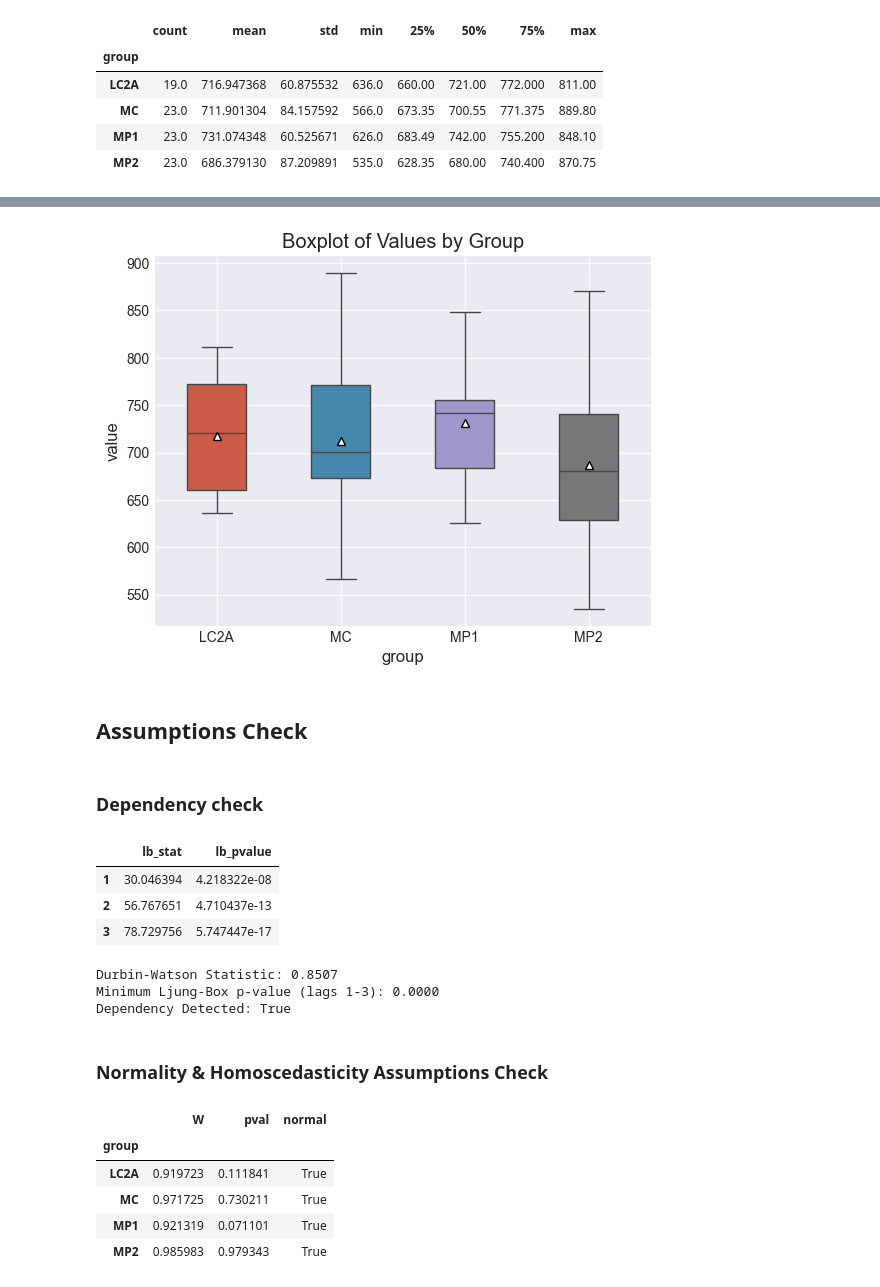
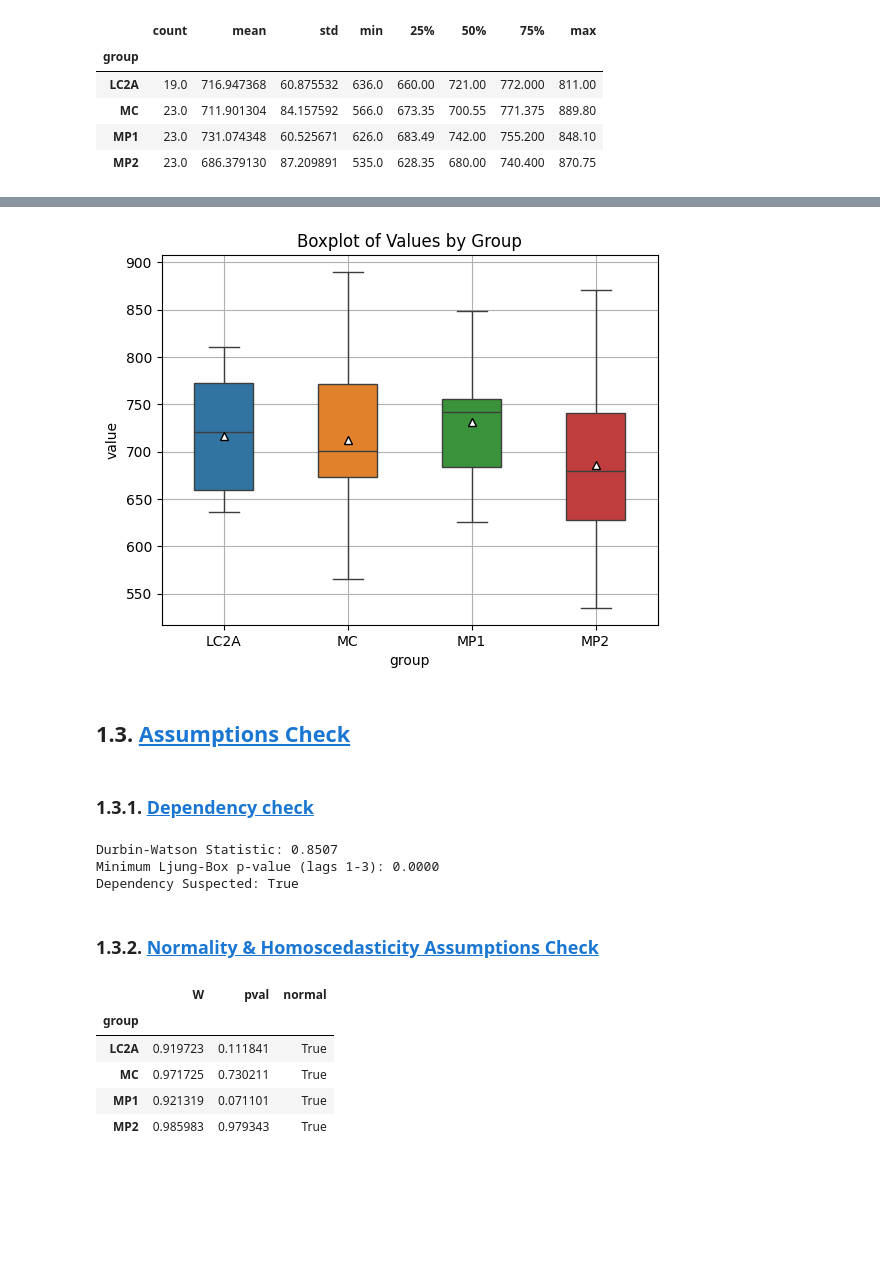
Before and after one commit to rammah83/Statistical_tasks, a Jupyter notebook: Anova.ipynb, the cells around one changed output, grey strips where cells are left out. Saved outputs shown, nothing was run; the diff lists cells and outputs as text; code cells hidden in the pictures; blank space fills up the shorter version.

```diff
--- a/Anova.ipynb
+++ b/Anova.ipynb
@@ -43,5 +60,5 @@ data.groupby('group')['value'].describe()
 # %%
-plt.style.use("ggplot")
+
 sns.pairplot(df[cols], height=2, kind='reg', diag_kind='kde', markers='+', corner=True)
 plt.suptitle("Explore data")
 plt.show()
@@ -55,29 +87,29 @@ TypeError: corr() missing 1 required positional argument: 'y'
 # %%
-plt.style.use("seaborn-v0_8-dark")
+# plt.style.use("seaborn-v0_8-dark")
 sns.boxplot(
     data=data,
     x="group",
     y="value",
     hue="group",
     # show means
     showmeans=True,
     meanprops={
         "marker": "^",
         "markerfacecolor": "white",
         "markeredgecolor": "black",
         "markersize": "6",
     },
     gap=1.6,
 )
 plt.grid(True)
 plt.title("Boxplot of Values by Group")
 plt.show()
 # %% [output]
-[figure, old version]
+[figure, new version]
 # %% [markdown]
-## Assumptions Check
+## 1.3. <a id='toc1_3_'></a>[Assumptions Check](#toc0_)
 # %% [markdown]
-### Dependency check
+### 1.3.1. <a id='toc1_3_1_'></a>[Dependency check](#toc0_)
 # %%
 import pandas as pd
 import statsmodels.api as sm
@@ -85,7 +117,10 @@ from statsmodels.formula.api import ols
 from statsmodels.stats.stattools import durbin_watson
 from statsmodels.stats.diagnostic import acorr_ljungbox
 
-def check_dependency_assumption(df: pd.DataFrame, dv='value', group='group') -> tuple[float, float, bool]:
+
+def check_dependency_assumption(
+    df: pd.DataFrame, dv="value", group="group"
+) -> tuple[float, float, bool]:
     """
     Checks for dependency in the data using Durbin-Watson and Ljung-Box tests.
     The Ljung-Box test is performed for lags 1, 2, and 3.
@@ -96,37 +131,36 @@ def check_dependency_assumption(df: pd.DataFrame, dv='value', group='group') ->
     Returns:
         tuple[float, float, bool]: A tuple containing:
             - dw_statistic (float): The Durbin-Watson statistic.
-				dw close to 2 suggests no autocorrelation.
-    			Values < 2 indicate positive autocorrelation,
-				while values > 2 indicate negative autocorrelation.
+                                dw close to 2 suggests no autocorrelation.
+                        Values < 2 indicate positive autocorrelation,
+                                while values > 2 indicate negative autocorrelation.
             - min_ljung_box_pvalue (float): The minimum p-value from the Ljung-Box test across lags 1-3.
-				p-value < 0.05 suggests significant autocorrelation at that lag.
+                                p-value < 0.05 suggests significant autocorrelation at that lag.
             - dependency_result (bool): True if dependency is detected, False otherwise.
     """
     # 1. The formula 'growth ~ C(group)' treats 'group' as a categorical variable
-    model = ols(f'{dv} ~ C({group})', data=df.dropna()).fit()
+    model = ols(f"{dv} ~ C({group})", data=df.dropna()).fit()
 
     # 2. Calculate the Durbin-Watson statistic from the model residuals
     dw_statistic = durbin_watson(model.resid)
 
     # 3. Perform the Ljung-Box test on the model residuals for lags 1, 2, and 3
     lags_to_test = [1, 2, 3]
-    ljung_box_result = acorr_ljungbox(model.resid, lags=lags_to_test, return_df=False)
-    display(ljung_box_result)
+    ljung_box_result = acorr_ljungbox(model.resid, lags=lags_to_test, return_df=True)
 
     # Get the minimum p-value from the tested lags
-    min_ljung_box_pvalue = ljung_box_result['lb_pvalue'].min()
+    min_ljung_box_pvalue = ljung_box_result["lb_pvalue"].min()
 
     # 4. Determine the dependency result
     # Check if any of the Ljung-Box p-values are significant
-    is_ljung_box_significant = (ljung_box_result['lb_pvalue'] < 0.05).any()
+    is_ljung_box_significant = (ljung_box_result["lb_pvalue"] < 0.05).any()
 
     # Dependency is suspected if DW is far from 2 OR any Ljung-Box p-value is significant
-    dependency_result = bool((dw_statistic < 1.5 or dw_statistic > 2.5) or is_ljung_box_significant)
+    dependency_result = bool(
+        (dw_statistic < 1.5 or dw_statistic > 2.5) or is_ljung_box_significant
+    )
 
     return dw_statistic, min_ljung_box_pvalue, dependency_result
-
-# --- Example Usage ---
 
 
 # Get the results
@@ -135,17 +169,13 @@ dw_stat, lb_p, dependency = check_dependency_assumption(data)
 # Print the results
 print(f"Durbin-Watson Statistic: {dw_stat:.4f}")
 print(f"Minimum Ljung-Box p-value (lags 1-3): {lb_p:.4f}")
-print(f"Dependency Detected: {dependency}")
+print(f"Dependency Suspected: {dependency}")
 # %% [output]
-|  | lb_stat | lb_pvalue |
-| 1 | 30.046394 | 4.218322e-08 |
-| 2 | 56.767651 | 4.710437e-13 |
-| 3 | 78.729756 | 5.747447e-17 |
 Durbin-Watson Statistic: 0.8507
 Minimum Ljung-Box p-value (lags 1-3): 0.0000
-Dependency Detected: True
+Dependency Suspected: True
 # %% [markdown]
-### Normality & Homoscedasticity Assumptions Check
+### 1.3.2. <a id='toc1_3_2_'></a>[Normality & Homoscedasticity Assumptions Check](#toc0_)
 # %%
 normality_result = pg.normality(data=data, dv='value', group='group', method='shapiro')
 is_all_normal = normality_result.all(bool_only=True).iat[0]
```
Also changed, not shown: parts of 11 cells of this notebook.
